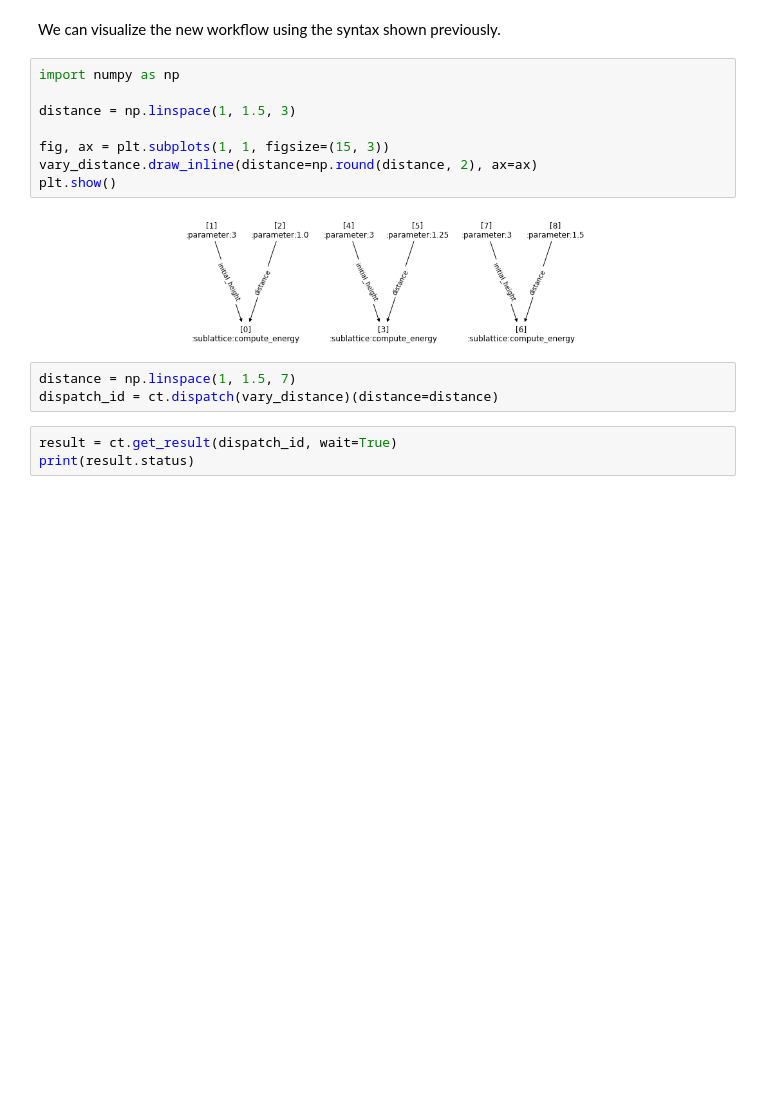
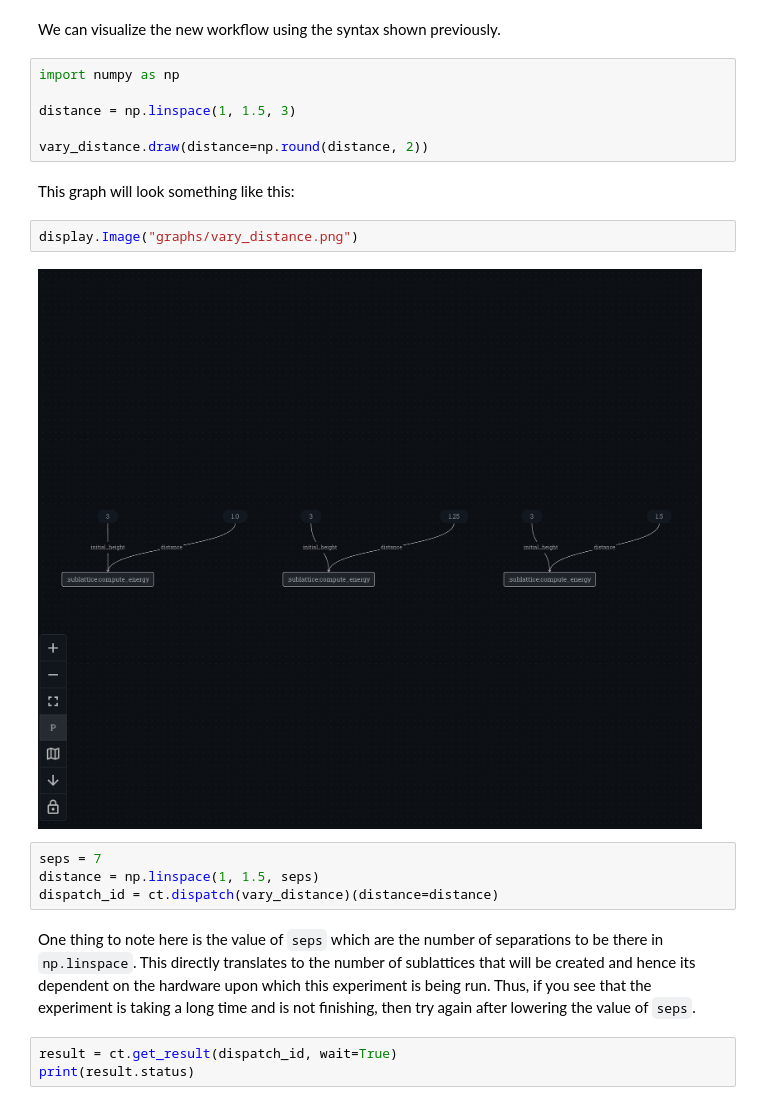
Before and after one commit to AgnostiqHQ/covalent, a Jupyter notebook: doc/source/tutorials/quantum_chemistry/nitrogen_copper_interaction.ipynb, the cells around one changed output. Saved outputs shown, nothing was run; the diff lists cells and outputs as text; blank space fills up the shorter version.

```diff
--- a/doc/source/tutorials/quantum_chemistry/nitrogen_copper_interaction.ipynb
+++ b/doc/source/tutorials/quantum_chemistry/nitrogen_copper_interaction.ipynb
@@ -193,14 +195,19 @@ import numpy as np
 
 distance = np.linspace(1, 1.5, 3)
 
-fig, ax = plt.subplots(1, 1, figsize=(15, 3))
-vary_distance.draw_inline(distance=np.round(distance, 2), ax=ax)
-plt.show()
+vary_distance.draw(distance=np.round(distance, 2))
-# %% [output]
-[figure, removed]
+# %% [markdown]
+This graph will look something like this:
+# %%
+display.Image("graphs/vary_distance.png")
+# %% [output]
+[figure, added]
 # %%
-distance = np.linspace(1, 1.5, 7)
+seps = 7
+distance = np.linspace(1, 1.5, seps)
 dispatch_id = ct.dispatch(vary_distance)(distance=distance)
+# %% [markdown]
+One thing to note here is the value of `seps` which are the number of separations to be there in `np.linspace`. This directly translates to the number of sublattices that will be created and hence its dependent on the hardware upon which this experiment is being run. Thus, if you see that the experiment is taking a long time and is not finishing, then try again after lowering the value of `seps`.
 # %%
 result = ct.get_result(dispatch_id, wait=True)
 print(result.status)
```
Also changed, not shown: parts of 7 cells of this notebook, 6 other files.
